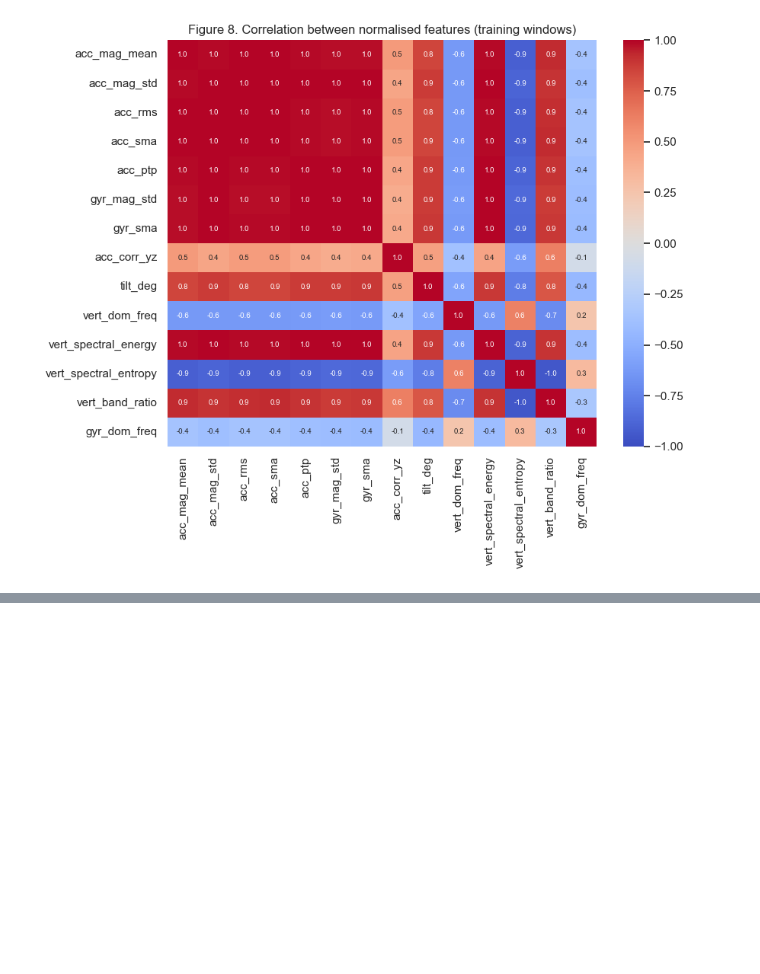
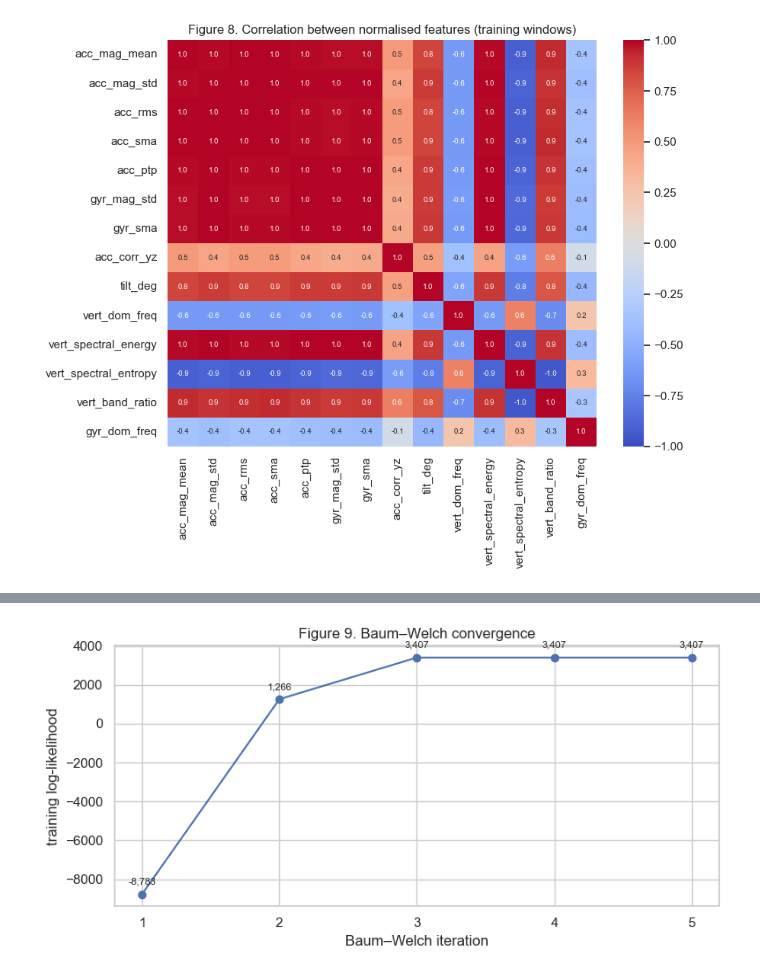
Before and after one commit to mukunzindahiro-max/hmm-activity-recognition, a Jupyter notebook: har_hmm.ipynb, the cells around one changed output, grey strips where cells are left out. Saved outputs shown, nothing was run; the diff lists cells and outputs as text; code cells hidden in the pictures; blank space fills up the shorter version.

Commit message:
HMM implementation: Gaussian emissions, Baum-Welch with convergence check and Viterbi decoding

```diff
--- a/har_hmm.ipynb
+++ b/har_hmm.ipynb
@@ -342,0 +386,3 @@ plt.show()
+# %%
+hmm = train_hmm(train_feat, verbose=True, save=True)
+print(f"\nConverged: {hmm.converged_} after {hmm.n_iter_} iterations (stopping rule: |Δ log-likelihood| < {hmm.tol})")
@@ -342,0 +397,15 @@ plt.show()
+# %%
+fig, ax = plt.subplots(figsize=(8, 4))
+iterations = np.arange(1, len(hmm.history_) + 1)
+ax.plot(iterations, hmm.history_, marker="o")
+ax.set_xticks(iterations)
+ax.set_xlabel("Baum–Welch iteration")
+ax.set_ylabel("training log-likelihood")
+ax.set_title("Figure 9. Baum–Welch convergence")
+for x, y in zip(iterations, hmm.history_):
+    ax.annotate(f"{y:,.0f}", (x, y), textcoords="offset points", xytext=(0, 8), ha="center", fontsize=8)
+fig.tight_layout()
+fig.savefig(PLOTS / "convergence.png", dpi=150, bbox_inches="tight")
+plt.show()
+# %% [output]
+[figure, added]
```
Also changed, not shown: parts of 9 cells of this notebook, 8 other files.
